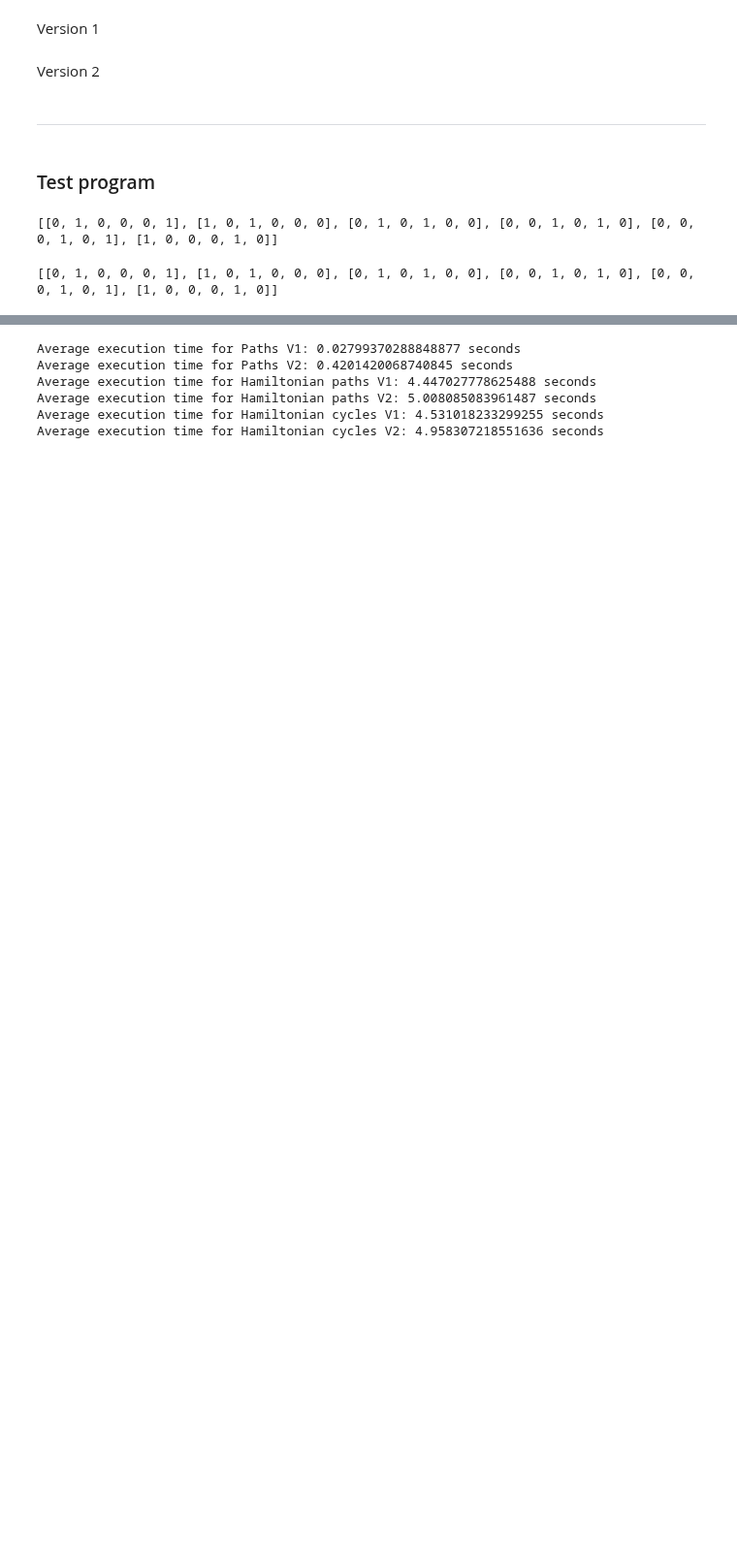
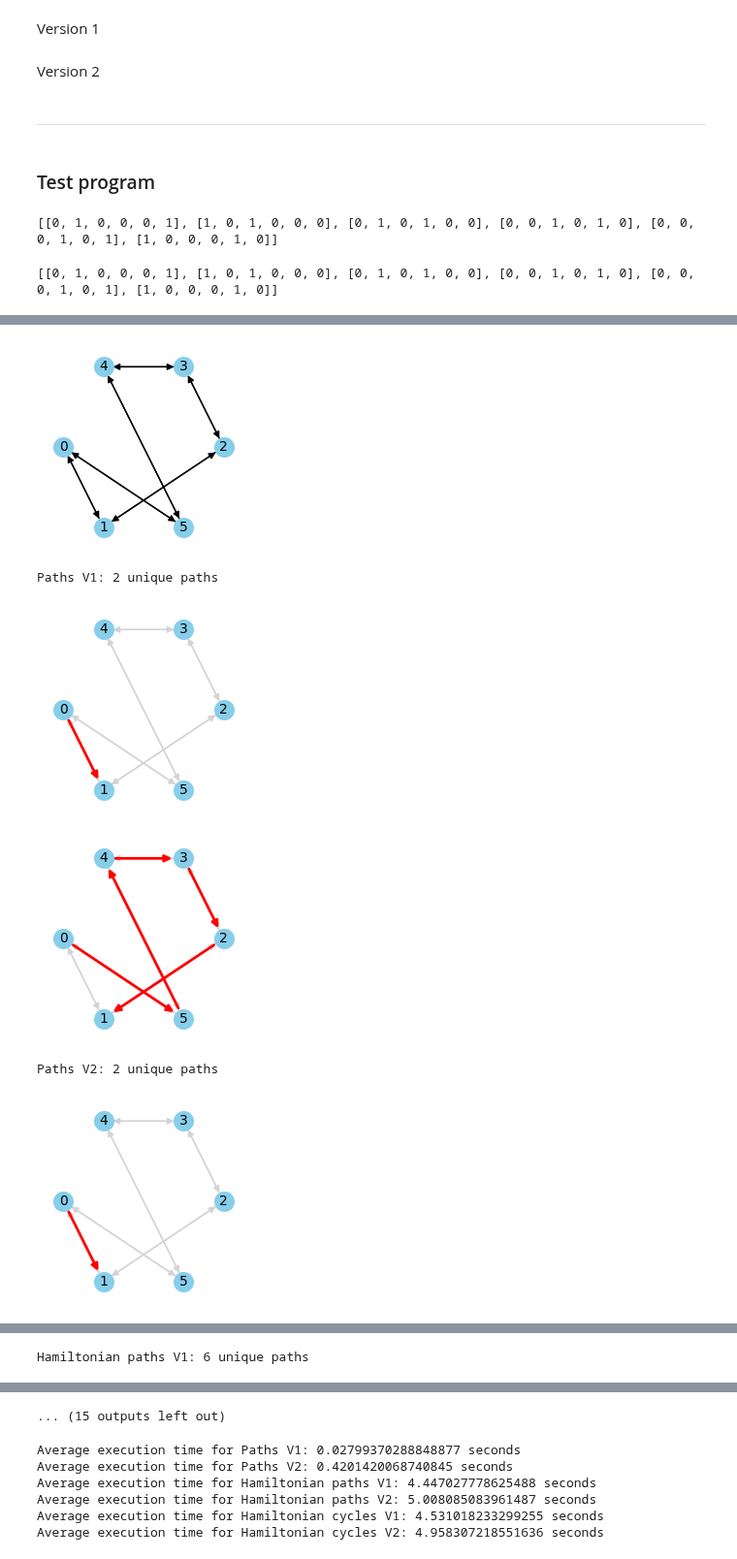
Before and after one commit to ExitedState/2301365_ALGO-LAB, a Jupyter notebook: LAB2/LAB2.ipynb, the cells around one changed output, grey strips where cells are left out. Shown at 97% size. Cells and saved outputs as stored; diff of their text form; code cells hidden in the pictures; blank space fills up the shorter version.

Commit message:
draw graph

```diff
--- a/LAB2/LAB2.ipynb
+++ b/LAB2/LAB2.ipynb
@@ -306,0 +317,52 @@ Hamiltonian cycles V2: 38016
+# %%
+def convert_string_to_matrix(s):
+    # Split the string by lines and then split each line by spaces. Convert each element to an integer.
+    return [list(map(int, line.split())) for line in s.split('\n')]
+
+# Using the function:
+x = """0 1 0 0 0 1
+1 0 1 0 0 0
+0 1 0 1 0 0
+0 0 1 0 1 0
+0 0 0 1 0 1
+1 0 0 0 1 0"""
+
+graph_matrix = convert_string_to_matrix(x)
+draw_graph(graph_matrix)
+
+pathsV1 = find_all_paths(graph_matrix, 0, 1)
+pathsV1 = filter_unique_paths(pathsV1)
+print(f"Paths V1: {len(pathsV1)} unique paths")
+draw_solution(graph_matrix, pathsV1)
+
+pathsV2 = find_all_paths_V2(graph_matrix, 0, 1)
+pathsV2 = filter_unique_paths(pathsV2)
+print(f"Paths V2: {len(pathsV2)} unique paths")
+draw_solution(graph_matrix, pathsV2)
+
+Ham_pathV1 = find_hamiltonian_paths(graph_matrix)
+Ham_pathV1 = filter_unique_paths(Ham_pathV1)
+print(f"Hamiltonian paths V1: {len(Ham_pathV1)} unique paths")
+draw_solution(graph_matrix, Ham_pathV1)
+
+Ham_pathV2 = find_hamiltonian_paths_V2(graph_matrix)
+Ham_pathV2 = filter_unique_paths(Ham_pathV2)
+print(f"Hamiltonian paths V2: {len(Ham_pathV2)} unique paths")
+draw_solution(graph_matrix, Ham_pathV2)
+
+Ham_cyclesV1 = find_hamiltonian_cycles(graph_matrix)
+Ham_cyclesV1 = filter_unique_cycles(Ham_cyclesV1)
+print(f"Hamiltonian cycles V1: {len(Ham_cyclesV1)} unique cycles")
+draw_solution(graph_matrix, Ham_cyclesV1, cycles=True)
+
+Ham_cyclesV2 = find_hamiltonian_cycles_V2(graph_matrix)
+Ham_cyclesV2 = filter_unique_cycles(Ham_cyclesV2)
+print(f"Hamiltonian cycles V2: {len(Ham_cyclesV2)} unique cycles")
+draw_solution(graph_matrix, Ham_cyclesV2, cycles=True)
+# %% [output]
+[figure, added]
+Paths V1: 2 unique paths
+[figure, added]
+[figure, added]
+Paths V2: 2 unique paths
+[figure, added]
@@ -306,0 +370 @@ Hamiltonian cycles V2: 38016
+Hamiltonian paths V1: 6 unique paths
@@ -307,3 +375,4 @@ Hamiltonian cycles V2: 38016
+... (15 outputs left out)
 # %%
 import time
 
```
Also changed, not shown: parts of 3 cells of this notebook.
